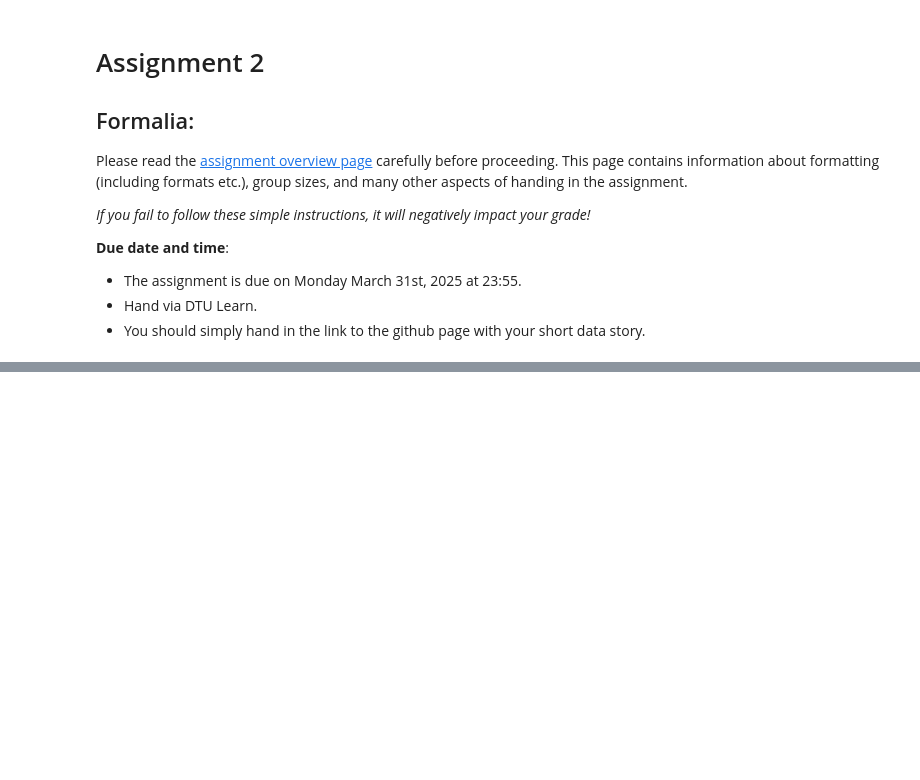
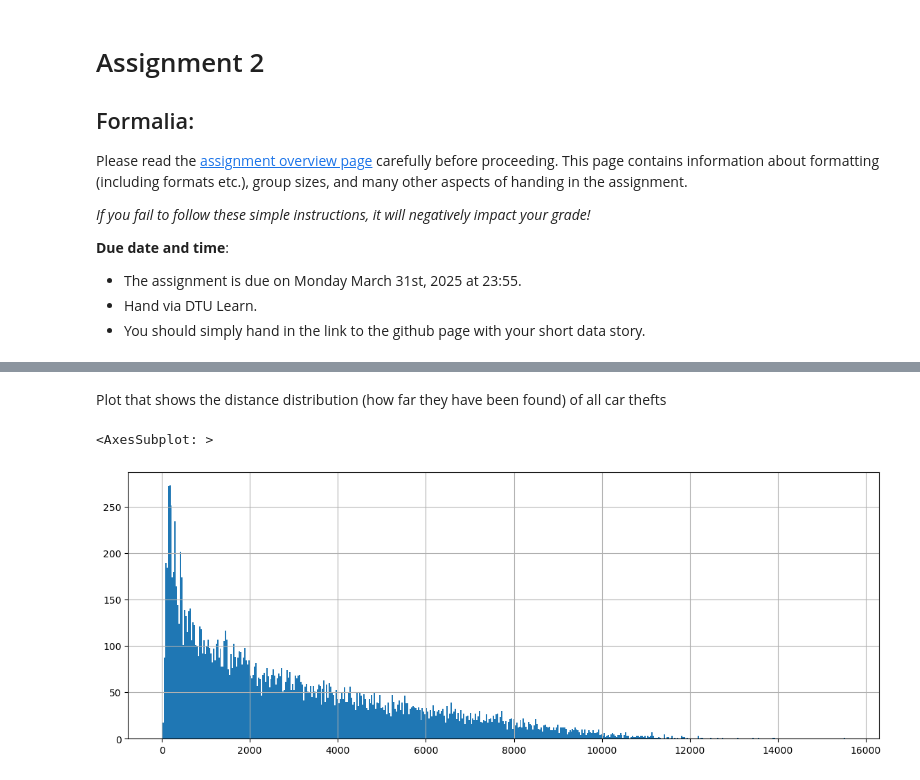
Before and after one commit to muhikristof/socialdata2025-group60, a Jupyter notebook: assignment_2/Assignment2.ipynb, the cells around one changed output, grey strips where cells are left out. Saved outputs shown, nothing was run; the diff lists cells and outputs as text; code cells hidden in the pictures; blank space fills up the shorter version.

```diff
--- a/assignment_2/Assignment2.ipynb
+++ b/assignment_2/Assignment2.ipynb
@@ -111,0 +222,26 @@ Name: 3, dtype: object
+# %% [markdown]
+Plot that shows the distance distribution (how far they have been found) of all car thefts
+# %%
+import math
+
+def approx_distance(coord1, coord2):
+    lat1, lon1 = coord1
+    lat2, lon2 = coord2
+
+    lat_factor = 111320  # Meters per degree latitude
+    lon_factor = 111320 * math.cos(math.radians(lat1))  # Adjust for latitude
+
+    dx = (lon2 - lon1) * lon_factor
+    dy = (lat2 - lat1) * lat_factor
+
+    return math.sqrt(dx**2 + dy**2)
+
+carJobs['Distance'] = carJobs['pointpair'].apply(lambda x: approx_distance(x[0],x[1]))
+carJobs['Distance'].describe()
+
+plt.figure(figsize=(14, 5))
+#carJobs['Distance'].hist(bins=500)
+carJobs[carJobs['Distance'] > 1]['Distance'].hist(bins=500)
+# %% [output]
+<AxesSubplot: >
+[figure, added]
```
Also changed, not shown: parts of 9 cells of this notebook, 2 other files.
